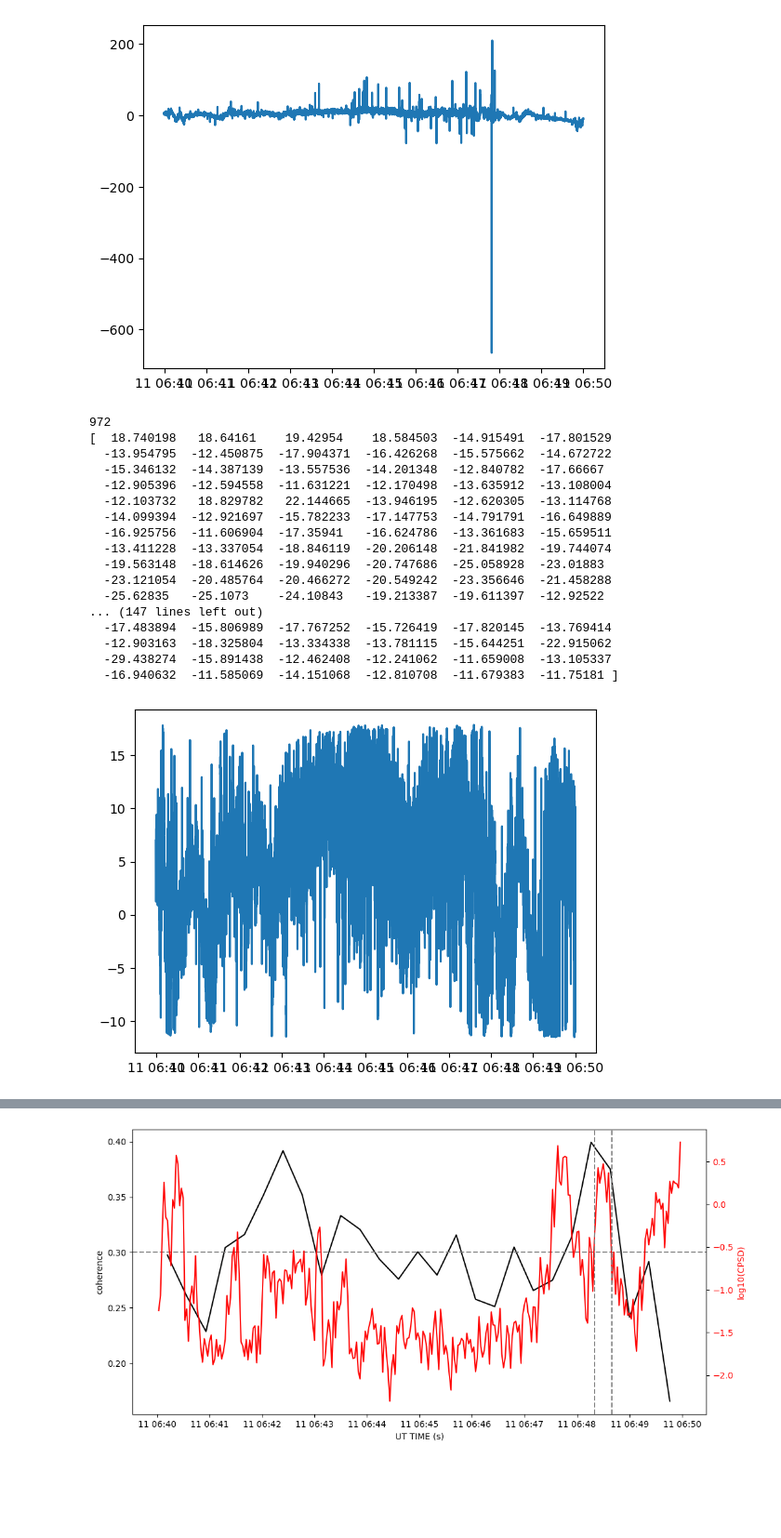
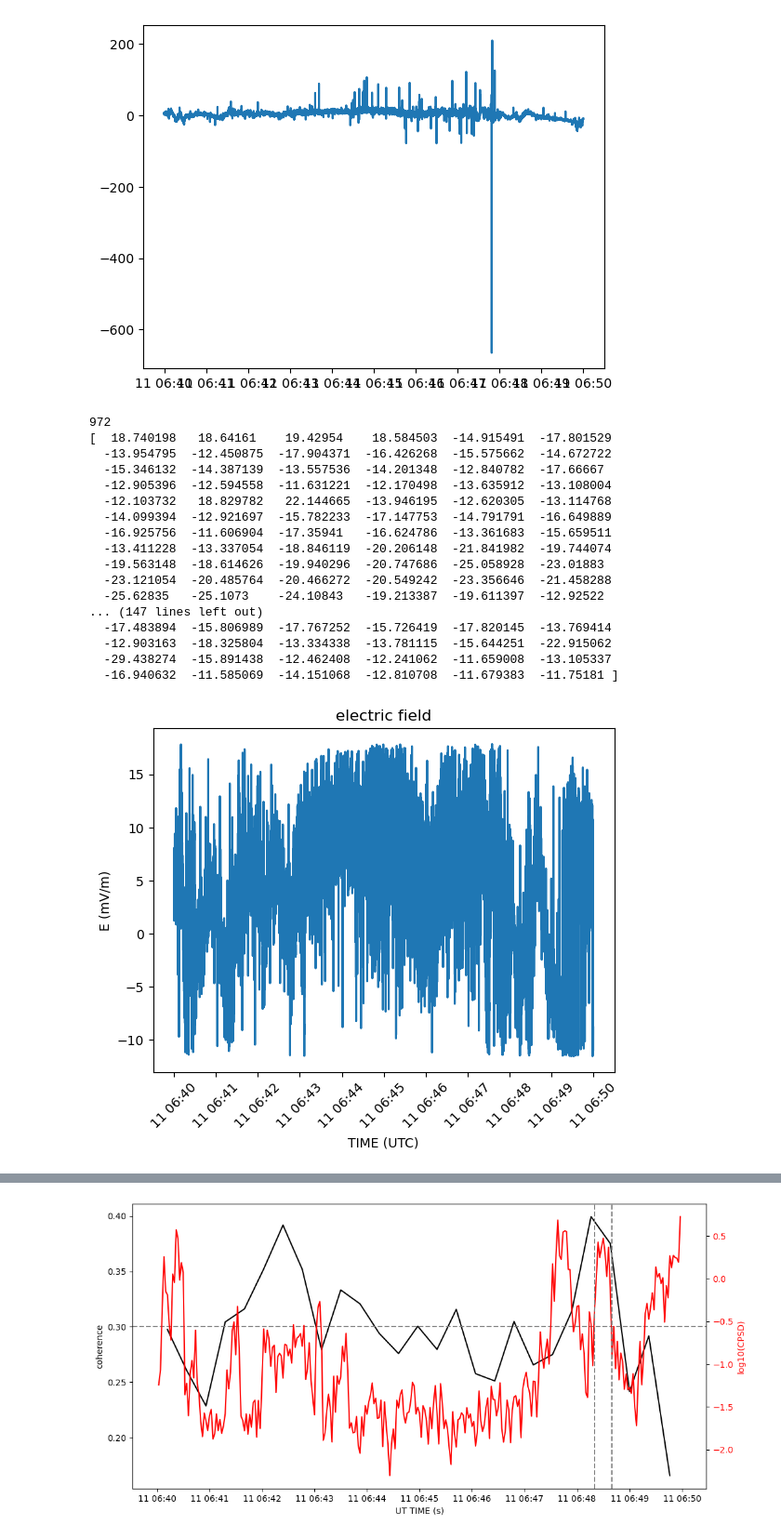
Before and after one commit to cleo24621/pyaw, a Jupyter notebook: swarm_case/miles2018/swarm_case_miles2018_main.ipynb, the cells around one changed output, grey strips where cells are left out. Shown at 93% size. Cells and saved outputs as stored; diff of their text form; code cells hidden in the pictures; blank space fills up the shorter version.

```diff
--- a/swarm_case/miles2018/swarm_case_miles2018_main.ipynb
+++ b/swarm_case/miles2018/swarm_case_miles2018_main.ipynb
@@ -68,28 +68,32 @@ plt.show()
 # %%
 ehx = utils.set_outliers_nan_std(ehx, 1, print_=True)
 ehx = utils.get_array_interpolated(df_e_clip.index.values, ehx)
 
 plt.plot(df_e_clip.index.values, ehx)
+plt.title("electric field")
+plt.xlabel("TIME (UTC)")
+plt.ylabel("E (mV/m)")
+plt.xticks(rotation=45)
 plt.show()
 # %% [output]
 972
 [  18.740198   18.64161    19.42954    18.584503  -14.915491  -17.801529
   -13.954795  -12.450875  -17.904371  -16.426268  -15.575662  -14.672722
   -15.346132  -14.387139  -13.557536  -14.201348  -12.840782  -17.66667
   -12.905396  -12.594558  -11.631221  -12.170498  -13.635912  -13.108004
   -12.103732   18.829782   22.144665  -13.946195  -12.620305  -13.114768
   -14.099394  -12.921697  -15.782233  -17.147753  -14.791791  -16.649889
   -16.925756  -11.606904  -17.35941   -16.624786  -13.361683  -15.659511
   -13.411228  -13.337054  -18.846119  -20.206148  -21.841982  -19.744074
   -19.563148  -18.614626  -19.940296  -20.747686  -25.058928  -23.01883
   -23.121054  -20.485764  -20.466272  -20.549242  -23.356646  -21.458288
   -25.62835   -25.1073    -24.10843   -19.213387  -19.611397  -12.92522
 ... (147 lines left out)
   -17.483894  -15.806989  -17.767252  -15.726419  -17.820145  -13.769414
   -12.903163  -18.325804  -13.334338  -13.781115  -15.644251  -22.915062
   -29.438274  -15.891438  -12.462408  -12.241062  -11.659008  -13.105337
   -16.940632  -11.585069  -14.151068  -12.810708  -11.679383  -11.75181 ]
-[figure, old version]
+[figure, new version]
 # %%
 b_sc = []  # b in S/C
 b_igrf_sc = []  # igrf b in S/C
```
Also changed, not shown: parts of 11 cells of this notebook, 1 other file.
